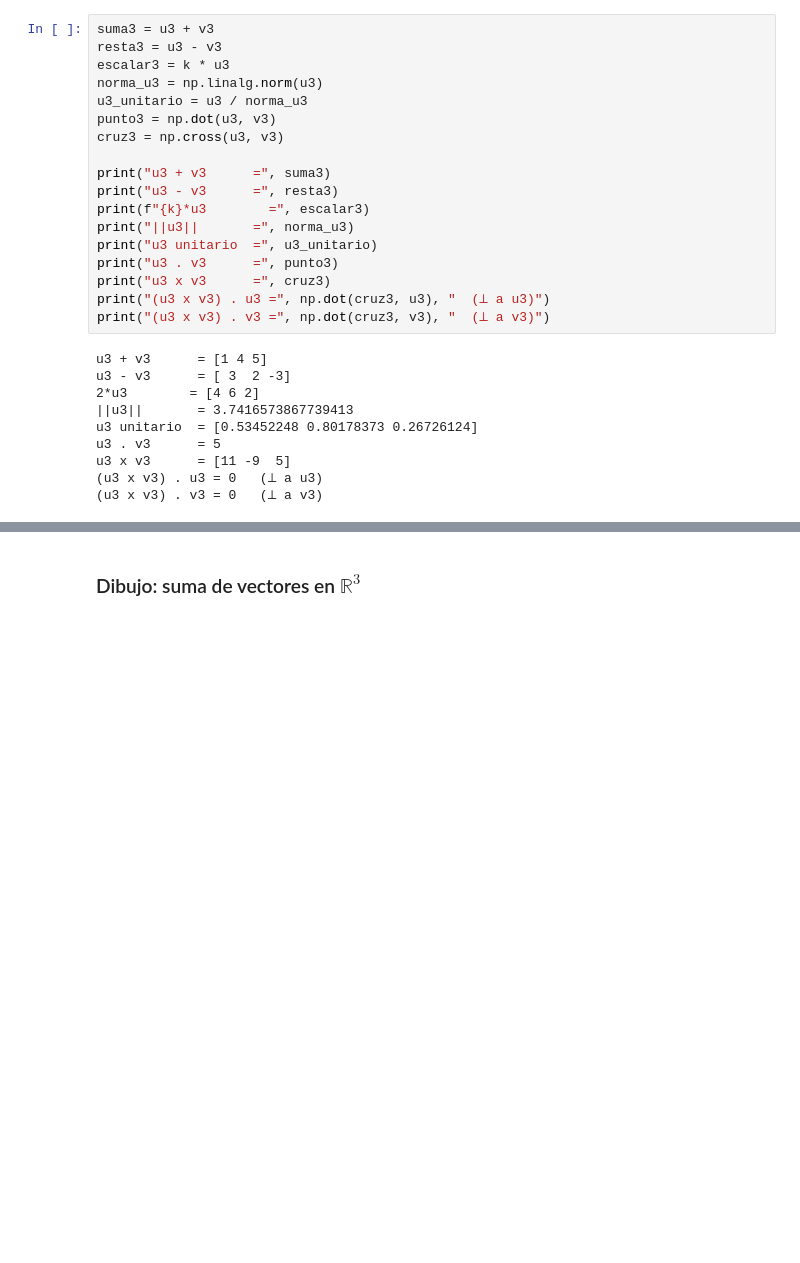
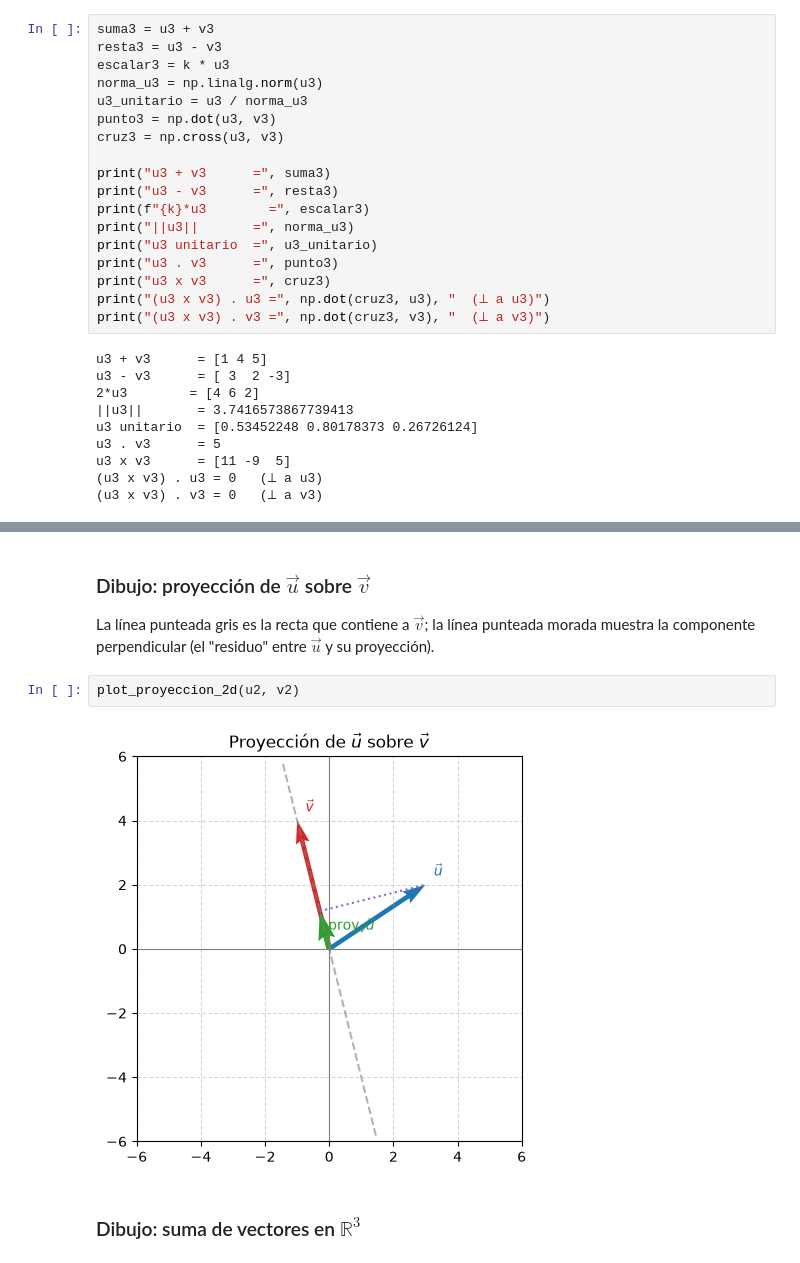
Before and after one commit to arleyfernandotorresgalindo/AL_2026_02, a Jupyter notebook: Cuadernos_clase/Cuaderno6.ipynb, the cells around one changed output, grey strips where cells are left out. Cells and saved outputs as stored; diff of their text form; blank space fills up the shorter version.

```diff
--- a/Cuadernos_clase/Cuaderno6.ipynb
+++ b/Cuadernos_clase/Cuaderno6.ipynb
@@ -197,3 +292,11 @@ u3 x v3      = [11 -9  5]
+# %% [markdown]
+### Dibujo: proyección de $\vec{u}$ sobre $\vec{v}$
+
+La línea punteada gris es la recta que contiene a $\vec{v}$; la línea punteada morada muestra la componente perpendicular (el "residuo" entre $\vec{u}$ y su proyección).
+# %%
+plot_proyeccion_2d(u2, v2)
+# %% [output]
+[figure, added]
 # %% [markdown]
 ### Dibujo: suma de vectores en $\mathbb{R}^3$
 # %%
```
Also changed, not shown: parts of 13 cells of this notebook.
